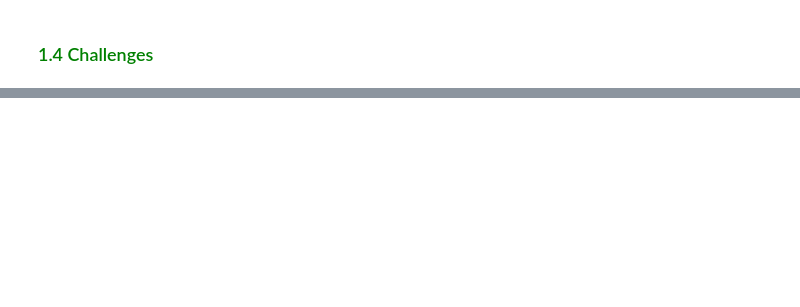
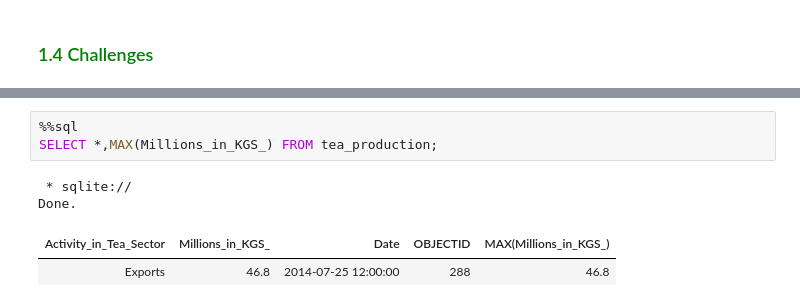
Before and after one commit to kahuroA/SQL-PRACTICE, a Jupyter notebook: Copy_of_SQL_Programming_Text,_Time_and_Date_Strings.ipynb, the cells around one changed output, grey strips where cells are left out. Saved outputs shown, nothing was run; the diff lists cells and outputs as text; blank space fills up the shorter version.

```diff
--- a/Copy_of_SQL_Programming_Text,_Time_and_Date_Strings.ipynb
+++ b/Copy_of_SQL_Programming_Text,_Time_and_Date_Strings.ipynb
@@ -315,0 +568,8 @@ OUR CODE GOES HERE
+# %%
+%%sql
+SELECT *,MAX(Millions_in_KGS_) FROM tea_production;
+# %% [output]
+ * sqlite://
+Done.
+| Activity_in_Tea_Sector | Millions_in_KGS_ | Date | OBJECTID | MAX(Millions_in_KGS_) |
+| Exports | 46.8 | 2014-07-25 12:00:00 | 288 | 46.8 |
```
Also changed, not shown: parts of 29 cells of this notebook.
